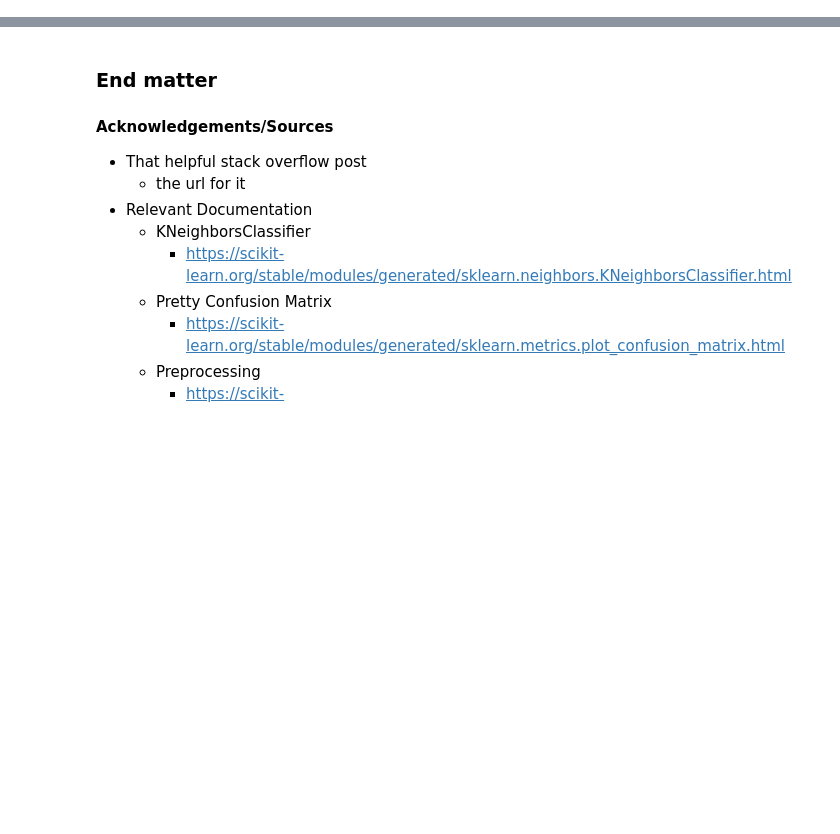
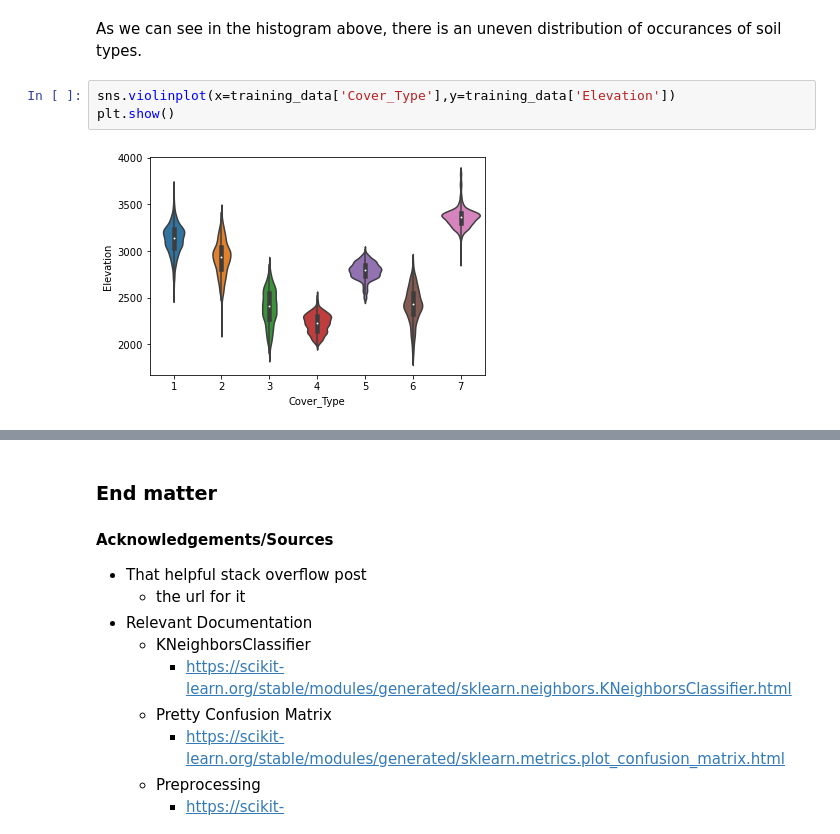
Before and after one commit to justinetaylor/mids-w207-final-project, a Jupyter notebook: clear-cut-solution.ipynb, the cells around one changed output, grey strips where cells are left out. Cells and saved outputs as stored; diff of their text form; blank space fills up the shorter version.

```diff
--- a/clear-cut-solution.ipynb
+++ b/clear-cut-solution.ipynb
@@ -216,0 +91,7 @@ MLP accuracy =  0.8409391534391535
+# %% [markdown]
+As we can see in the histogram above, there is an uneven distribution of occurances of soil types.
+# %%
+sns.violinplot(x=training_data['Cover_Type'],y=training_data['Elevation'])
+plt.show()
+# %% [output]
+[figure, added]
```
Also changed, not shown: parts of 46 cells of this notebook, 5 other files.
